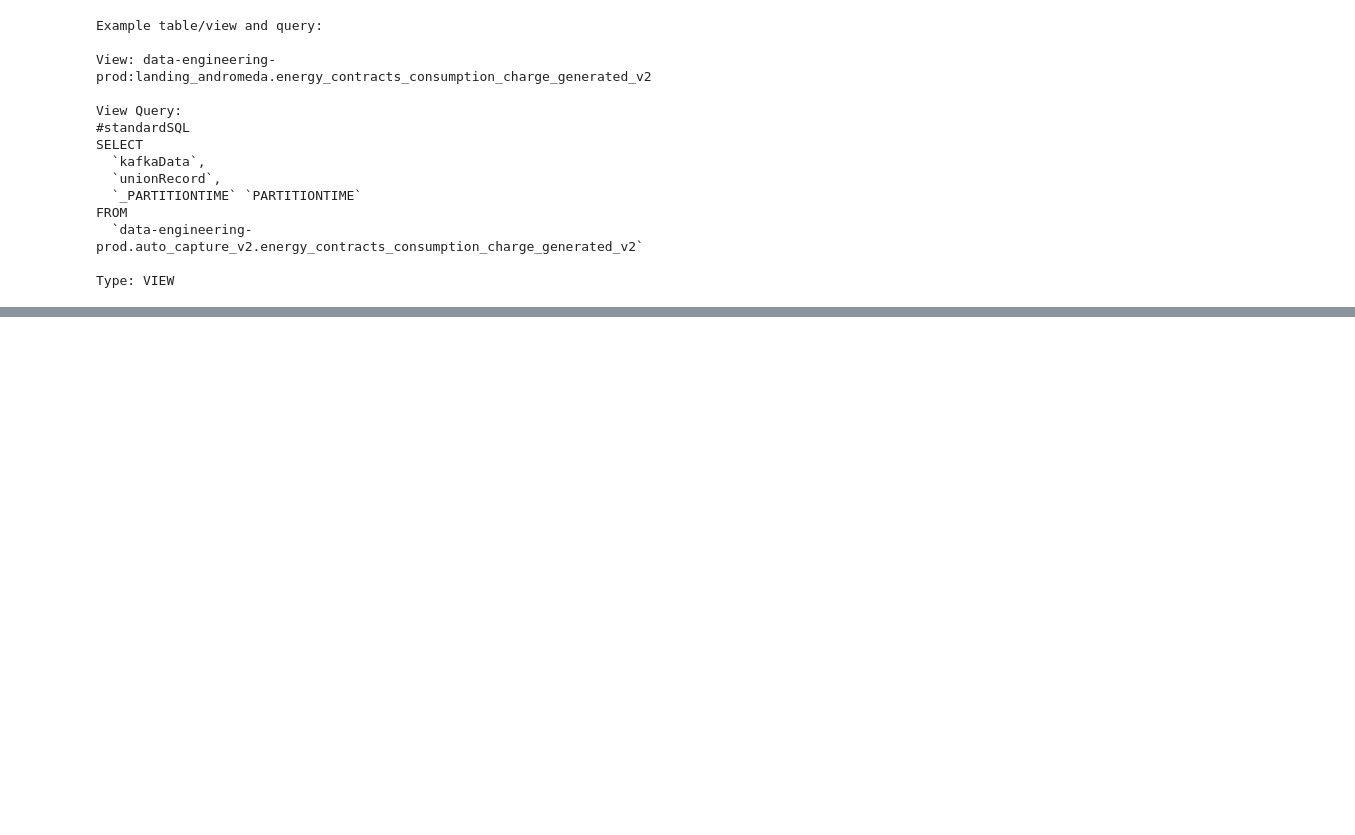
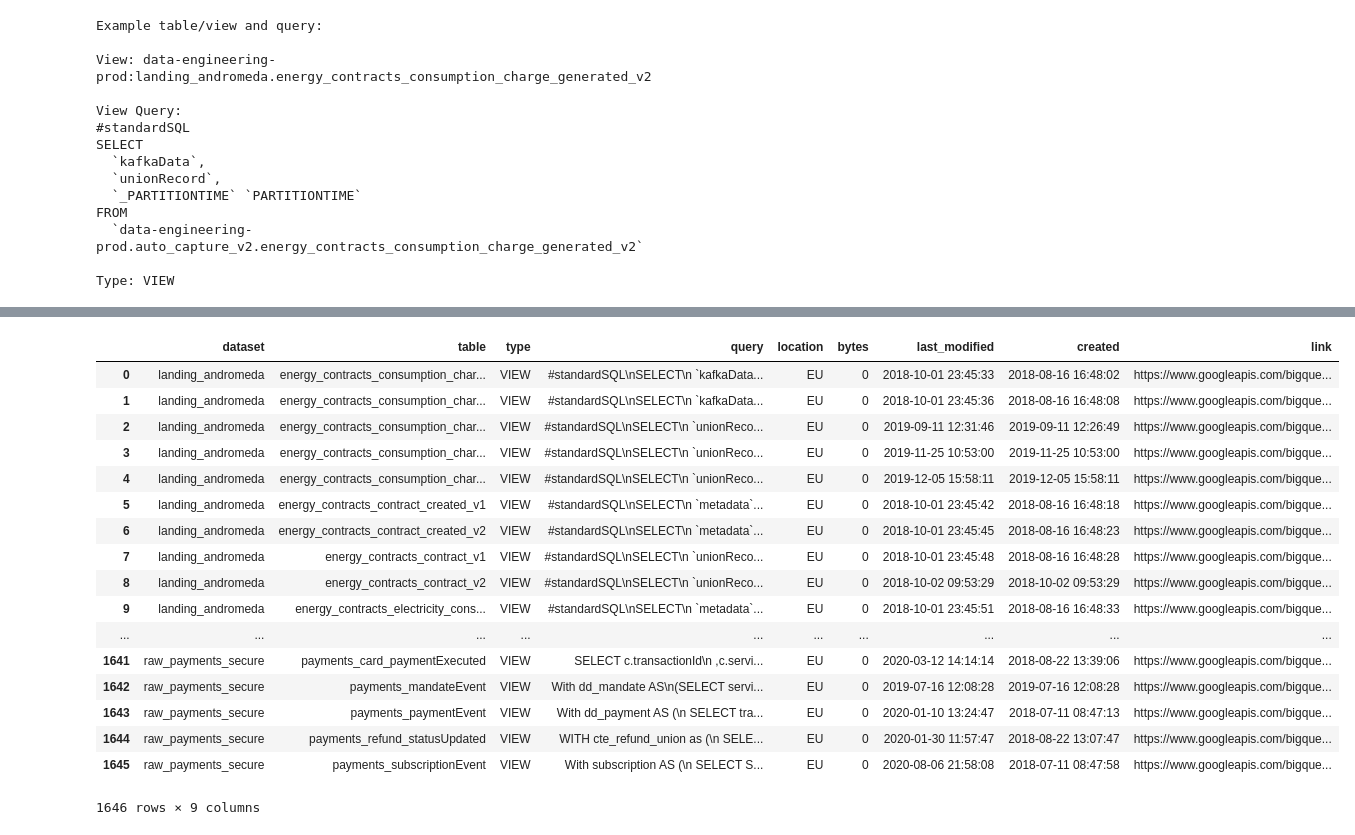
Before and after one commit to henryrowett/orion-bq-analysis, a Jupyter notebook: orion_data_analysis.ipynb, the cells around one changed output, grey strips where cells are left out. Drawn from its saved outputs; the diff is of its cells as text; code cells hidden in the pictures; blank space fills up the shorter version.

```diff
--- a/orion_data_analysis.ipynb
+++ b/orion_data_analysis.ipynb
@@ -107,14 +106,34 @@ for view in views:
 # %%
 # put views into newline delimited json file
 json_file = "data_engineering_prod_bq_analysis.json"
 columns = ["dataset","table","type","query","location","bytes","last_modified","created","link"]
 df = pd.DataFrame(data, columns=columns)
 # bq require newline delimited so must append line break
 file = open(json_file, "w")
 for row in df.iterrows():
   row[1].to_json(file)
   file.write("\n")
 file.close()
+df
+# %% [output]
+|  | dataset | table | type | query | location | bytes | last_modified | created | link |
+| 0 | landing_andromeda | energy_contracts_consumption_char... | VIEW | #standardSQL\nSELECT\n `kafkaData... | EU | 0 | 2018-10-01 23:45:33 | 2018-08-16 16:48:02 | https://www.googleapis.com/bigque... |
+| 1 | landing_andromeda | energy_contracts_consumption_char... | VIEW | #standardSQL\nSELECT\n `kafkaData... | EU | 0 | 2018-10-01 23:45:36 | 2018-08-16 16:48:08 | https://www.googleapis.com/bigque... |
+| 2 | landing_andromeda | energy_contracts_consumption_char... | VIEW | #standardSQL\nSELECT\n `unionReco... | EU | 0 | 2019-09-11 12:31:46 | 2019-09-11 12:26:49 | https://www.googleapis.com/bigque... |
+| 3 | landing_andromeda | energy_contracts_consumption_char... | VIEW | #standardSQL\nSELECT\n `unionReco... | EU | 0 | 2019-11-25 10:53:00 | 2019-11-25 10:53:00 | https://www.googleapis.com/bigque... |
+| 4 | landing_andromeda | energy_contracts_consumption_char... | VIEW | #standardSQL\nSELECT\n `unionReco... | EU | 0 | 2019-12-05 15:58:11 | 2019-12-05 15:58:11 | https://www.googleapis.com/bigque... |
+| 5 | landing_andromeda | energy_contracts_contract_created_v1 | VIEW | #standardSQL\nSELECT\n `metadata`... | EU | 0 | 2018-10-01 23:45:42 | 2018-08-16 16:48:18 | https://www.googleapis.com/bigque... |
+| 6 | landing_andromeda | energy_contracts_contract_created_v2 | VIEW | #standardSQL\nSELECT\n `metadata`... | EU | 0 | 2018-10-01 23:45:45 | 2018-08-16 16:48:23 | https://www.googleapis.com/bigque... |
+| 7 | landing_andromeda | energy_contracts_contract_v1 | VIEW | #standardSQL\nSELECT\n `unionReco... | EU | 0 | 2018-10-01 23:45:48 | 2018-08-16 16:48:28 | https://www.googleapis.com/bigque... |
+| 8 | landing_andromeda | energy_contracts_contract_v2 | VIEW | #standardSQL\nSELECT\n `unionReco... | EU | 0 | 2018-10-02 09:53:29 | 2018-10-02 09:53:29 | https://www.googleapis.com/bigque... |
+| 9 | landing_andromeda | energy_contracts_electricity_cons... | VIEW | #standardSQL\nSELECT\n `metadata`... | EU | 0 | 2018-10-01 23:45:51 | 2018-08-16 16:48:33 | https://www.googleapis.com/bigque... |
+| ... | ... | ... | ... | ... | ... | ... | ... | ... | ... |
+| 1641 | raw_payments_secure | payments_card_paymentExecuted | VIEW | SELECT c.transactionId\n ,c.servi... | EU | 0 | 2020-03-12 14:14:14 | 2018-08-22 13:39:06 | https://www.googleapis.com/bigque... |
+| 1642 | raw_payments_secure | payments_mandateEvent | VIEW | With dd_mandate AS\n(SELECT servi... | EU | 0 | 2019-07-16 12:08:28 | 2019-07-16 12:08:28 | https://www.googleapis.com/bigque... |
+| 1643 | raw_payments_secure | payments_paymentEvent | VIEW | With dd_payment AS (\n SELECT tra... | EU | 0 | 2020-01-10 13:24:47 | 2018-07-11 08:47:13 | https://www.googleapis.com/bigque... |
+| 1644 | raw_payments_secure | payments_refund_statusUpdated | VIEW | WITH cte_refund_union as (\n SELE... | EU | 0 | 2020-01-30 11:57:47 | 2018-08-22 13:07:47 | https://www.googleapis.com/bigque... |
+| 1645 | raw_payments_secure | payments_subscriptionEvent | VIEW | With subscription AS (\n SELECT S... | EU | 0 | 2020-08-06 21:58:08 | 2018-07-11 08:47:58 | https://www.googleapis.com/bigque... |
+1646 rows × 9 columns
 # %%
 from google.cloud import storage
 
```
Also changed, not shown: parts of 3 cells of this notebook.
